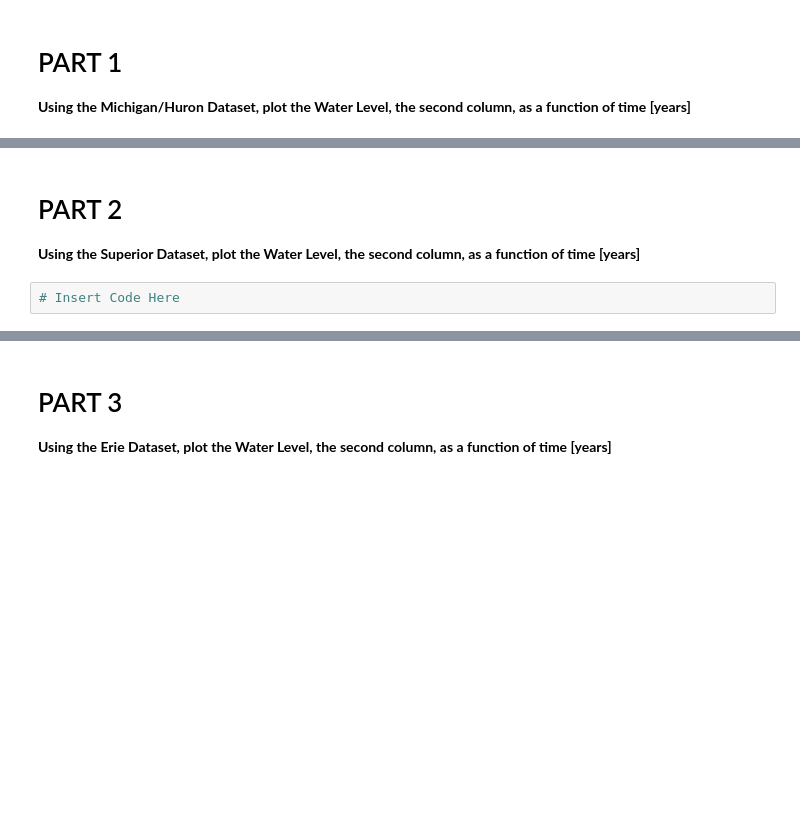
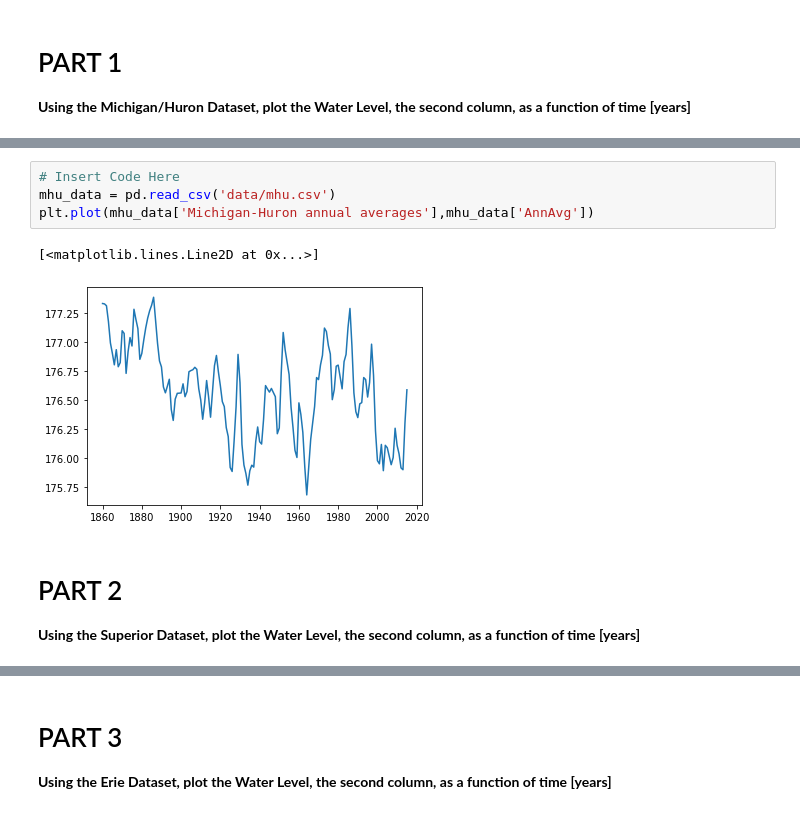
Before and after one commit to kelle190/CMSE202_Git_Started, a Jupyter notebook: Great_Lakes_and_Grand_River.ipynb, the cells around one changed output, grey strips where cells are left out. Cells and saved outputs as stored; diff of their text form; blank space fills up the shorter version.

```diff
--- a/Great_Lakes_and_Grand_River.ipynb
+++ b/Great_Lakes_and_Grand_River.ipynb
@@ -33,6 +47,11 @@ This notebook **might look very familiar!** It is based off a CMSE 201 assignmen
+# %%
+# Insert Code Here
+mhu_data = pd.read_csv('data/mhu.csv')
+plt.plot(mhu_data['Michigan-Huron annual averages'],mhu_data['AnnAvg'])
+# %% [output]
+[<matplotlib.lines.Line2D at 0x...>]
+[figure, added]
 # %% [markdown]
 # PART 2
 
 **Using the Superior Dataset, plot the Water Level, the second column, as a function of time [years]**
-# %%
-# Insert Code Here
```
Also changed, not shown: parts of 3 cells of this notebook.
